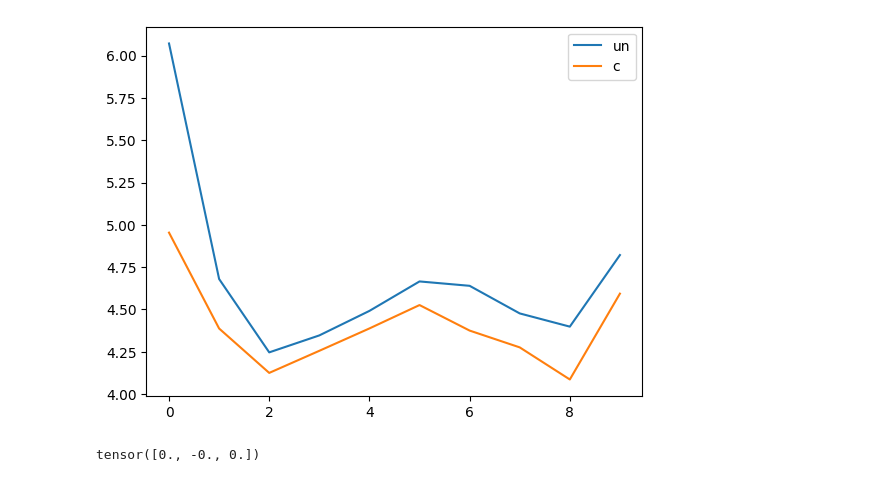
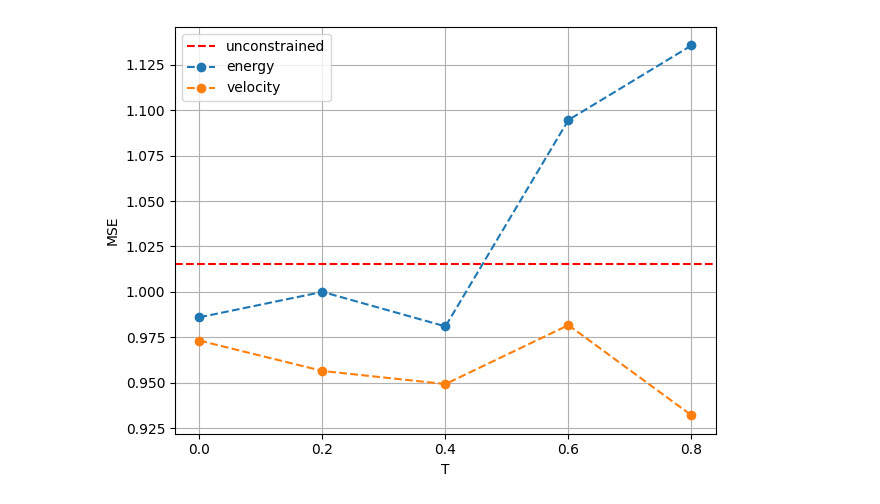
Before and after one commit to jankogler/Constrained-Flow-Matching, a Jupyter notebook: double_pendulum/plotting.ipynb, the cells around one changed output. Drawn from its saved outputs; the diff is of its cells as text; code cells hidden in the pictures.

```diff
--- a/double_pendulum/plotting.ipynb
+++ b/double_pendulum/plotting.ipynb
@@ -8,11 +24,13 @@ c_mse_out = np.load("results/vel_T0_exp4_mseout.npy")
 # %%
-plt.plot(un_mse_in, label="un", )
-plt.plot(c_mse_in, label="c")
+plt.axhline(y=np.load(f"results/unconstrained_msein.npy").mean(), color='red', linestyle='--', label="unconstrained")
+plt.plot([0.0,0.2,0.4,0.6,0.8], [np.load(f"results/en_T0_exp{alpha}_msein.npy").mean() for alpha in range(5)], label="energy", marker='o', linestyle='dashed')
+plt.plot([0.0,0.2,0.4,0.6,0.8], [np.load(f"results/vel_T0_exp{alpha}_msein.npy").mean() for alpha in range(5)], label=rf"velocity", marker='o', linestyle='dashed')
 plt.legend()
-plt.show()
+plt.grid()
+plt.xlabel("T")
+plt.ylabel("MSE")
+plt.xticks([0.0,0.2,0.4,0.6,0.8])
+plt.tight_layout()
+plt.savefig("plots/in_T.pdf", bbox_inches='tight')
 # %% [output]
-[figure, old version]
+[figure, new version]
-# %%
-0*torch.randn(3)
-# %% [output]
-tensor([0., -0., 0.])
```
Also changed, not shown: parts of 6 cells of this notebook, 3 other files.
